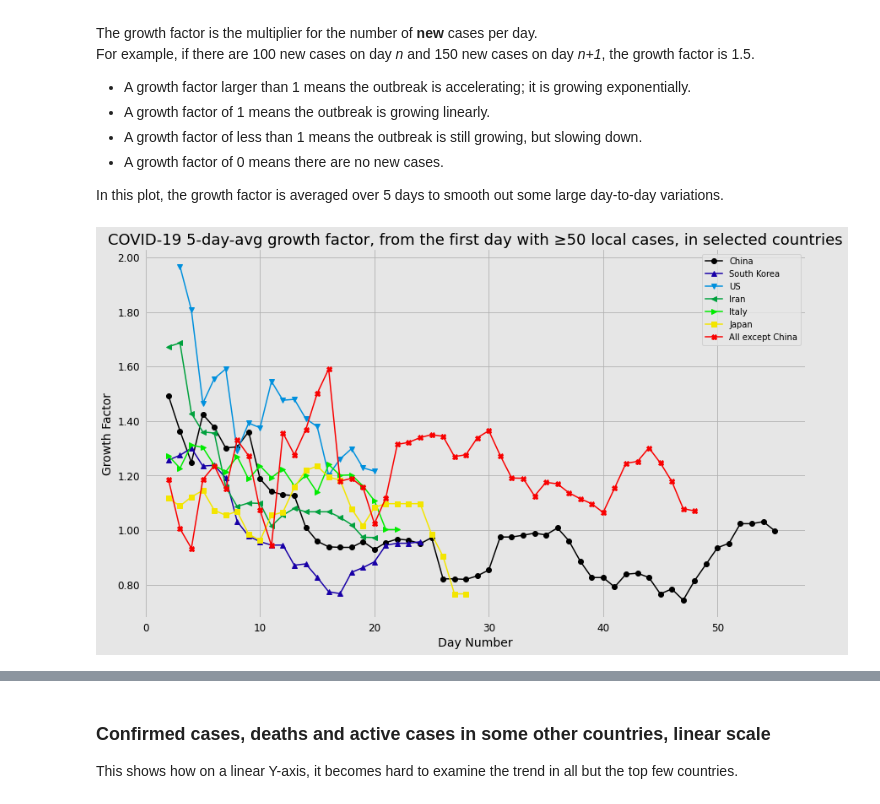
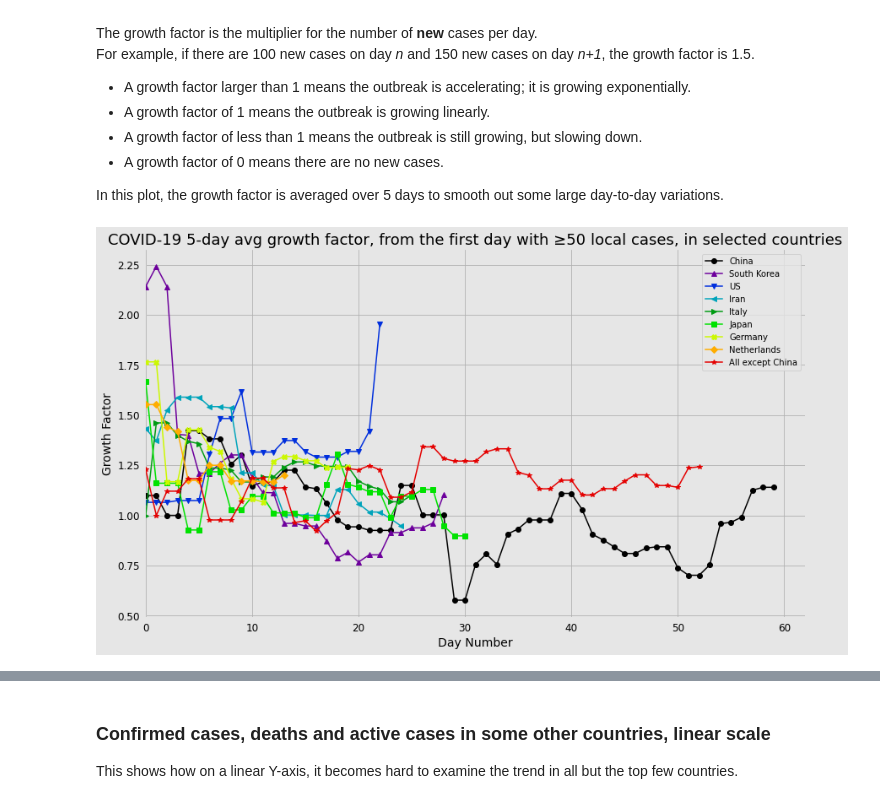
Before and after one commit to JeroenKools/covid19, a Jupyter notebook: COVID-19.ipynb, the cells around one changed output, grey strips where cells are left out. Cells and saved outputs as stored; diff of their text form; code cells hidden in the pictures.

Commit message:
worked on growth factor graph, added country highlight

```diff
--- a/COVID-19.ipynb
+++ b/COVID-19.ipynb
@@ -137,8 +138,8 @@ The growth factor is the multiplier for the number of **new** cases per day. <br
 
 In this plot, the growth factor is averaged over 5 days to smooth out some large day-to-day variations.
 # %%
-countries_to_plot2 = ["China", "South Korea", "US", "Iran", "Italy", "Japan",
-                      "All except China"]
-data.plot("day_number", "growth_factor", countries_to_plot2, min_cases=50, n_days_average=5, fixed_country_colors=False)
+s=5
+countries_to_plot2 = ["China", "South Korea", "US", "Iran", "Italy", "Japan", "Germany", "Netherlands", "All except China"]
+data.plot("day_number", "growth_factor", countries_to_plot2, min_cases=50, sigma=s, fixed_country_colors=False)
 # %% [output]
-[figure, old version]
+[figure, new version]
```
Also changed, not shown: parts of 10 cells of this notebook, 2 other files.
